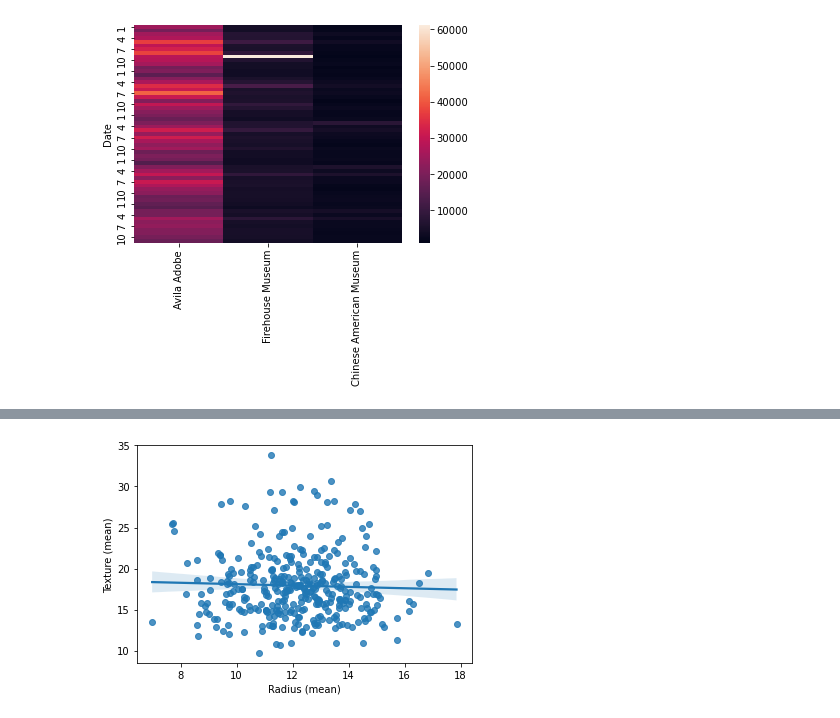
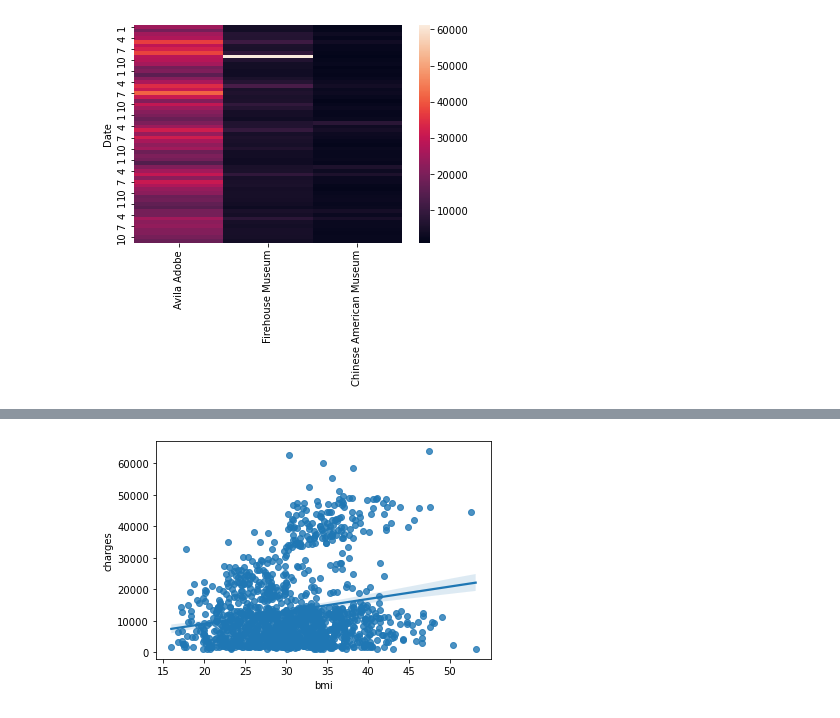
Before and after one commit to SUNILkhadka/data-visualization, a Jupyter notebook: data-visualization.ipynb, the cells around one changed output, grey strips where cells are left out. Saved outputs shown, nothing was run; the diff lists cells and outputs as text; code cells hidden in the pictures.

```diff
--- a/data-visualization.ipynb
+++ b/data-visualization.ipynb
@@ -68,5 +69,5 @@ sns.heatmap(data_df[['Avila Adobe', 'Firehouse Museum', 'Chinese American Museum
 # %%
-data_df = pd.read_csv('/home/bing0/Documents/Internship/Github/data-visualization/cancer_b.csv')
+data_df = pd.read_csv('/home/bing0/Documents/Internship/Github/data-visualization/data/insurance.csv')
 # %%
 data_df.head()
 # %% [output]
@@ -85,5 +85,5 @@ plt.show()
 # %%
-sns.regplot(x = data_df['Radius (mean)'],y = data_df['Texture (mean)'])
+sns.regplot(x = data_df['bmi'],y = data_df['charges'])
 plt.show()
 # %% [output]
-[figure, old version]
+[figure, new version]
```
Also changed, not shown: parts of 13 cells of this notebook, 2 other files.
